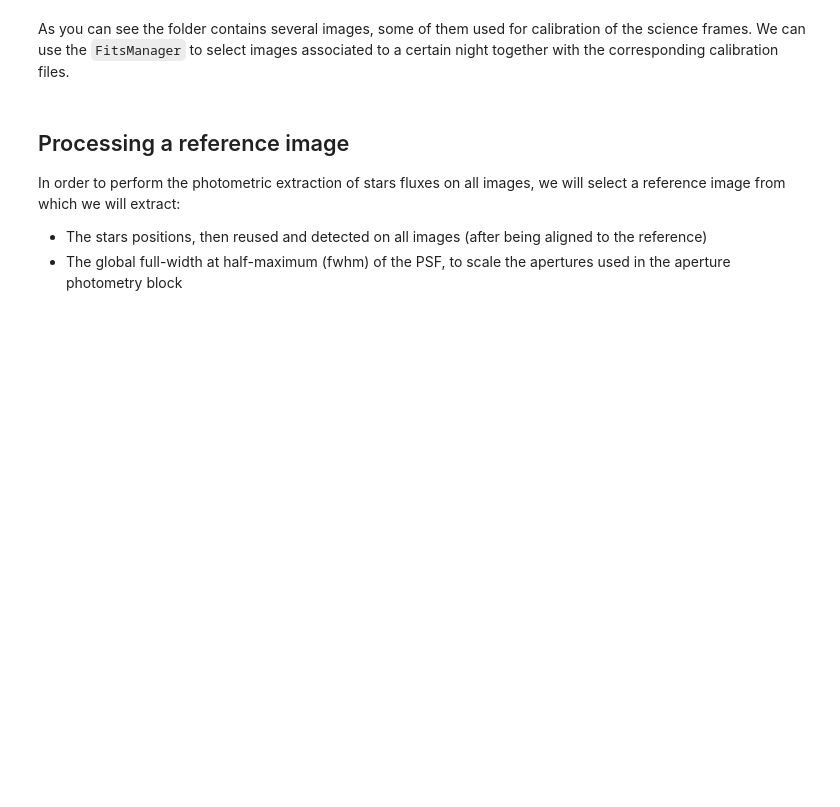
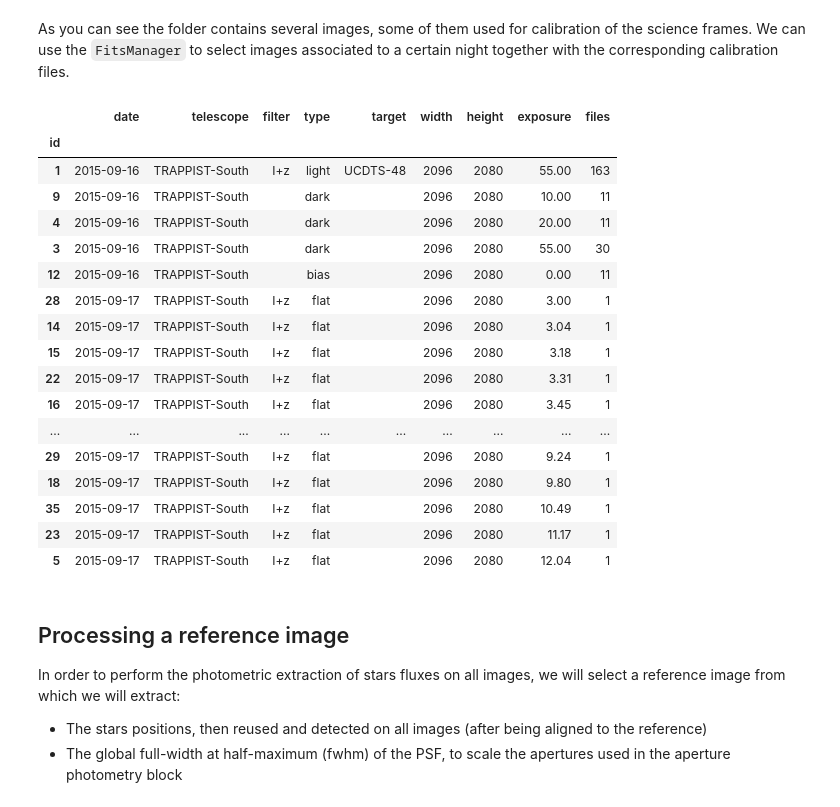
Before and after one commit to lgrcia/pysnack10-prose, a Jupyter notebook: material/reduction.ipynb, the cells around one changed output. Drawn from its saved outputs; the diff is of its cells as text; code cells hidden in the pictures; blank space fills up the shorter version.

```diff
--- a/material/reduction.ipynb
+++ b/material/reduction.ipynb
@@ -15,7 +26,26 @@ Let's start by exploring the folder of raw data.
 # %% [markdown]
 As you can see the folder contains several images, some of them used for calibration of the science frames. We can use the `FitsManager` to select images associated to a certain night together with the corresponding calibration files.
 # %%
-files = fm.observation_files(...)
+files = fm.observation_files(1, future=2)
+# %% [output]
+|  | date | telescope | filter | type | target | width | height | exposure | files |
+| id |  |  |  |  |  |  |  |  |  |
+| 1 | 2015-09-16 | TRAPPIST-South | I+z | light | UCDTS-48 | 2096 | 2080 | 55.00 | 163 |
+| 9 | 2015-09-16 | TRAPPIST-South |  | dark |  | 2096 | 2080 | 10.00 | 11 |
+| 4 | 2015-09-16 | TRAPPIST-South |  | dark |  | 2096 | 2080 | 20.00 | 11 |
+| 3 | 2015-09-16 | TRAPPIST-South |  | dark |  | 2096 | 2080 | 55.00 | 30 |
+| 12 | 2015-09-16 | TRAPPIST-South |  | bias |  | 2096 | 2080 | 0.00 | 11 |
+| 28 | 2015-09-17 | TRAPPIST-South | I+z | flat |  | 2096 | 2080 | 3.00 | 1 |
+| 14 | 2015-09-17 | TRAPPIST-South | I+z | flat |  | 2096 | 2080 | 3.04 | 1 |
+| 15 | 2015-09-17 | TRAPPIST-South | I+z | flat |  | 2096 | 2080 | 3.18 | 1 |
+| 22 | 2015-09-17 | TRAPPIST-South | I+z | flat |  | 2096 | 2080 | 3.31 | 1 |
+| 16 | 2015-09-17 | TRAPPIST-South | I+z | flat |  | 2096 | 2080 | 3.45 | 1 |
+| ... | ... | ... | ... | ... | ... | ... | ... | ... | ... |
+| 29 | 2015-09-17 | TRAPPIST-South | I+z | flat |  | 2096 | 2080 | 9.24 | 1 |
+| 18 | 2015-09-17 | TRAPPIST-South | I+z | flat |  | 2096 | 2080 | 9.80 | 1 |
+| 35 | 2015-09-17 | TRAPPIST-South | I+z | flat |  | 2096 | 2080 | 10.49 | 1 |
+| 23 | 2015-09-17 | TRAPPIST-South | I+z | flat |  | 2096 | 2080 | 11.17 | 1 |
+| 5 | 2015-09-17 | TRAPPIST-South | I+z | flat |  | 2096 | 2080 | 12.04 | 1 |
 # %% [markdown]
 ## Processing a reference image
 
```
Also changed, not shown: parts of 14 cells of this notebook.
